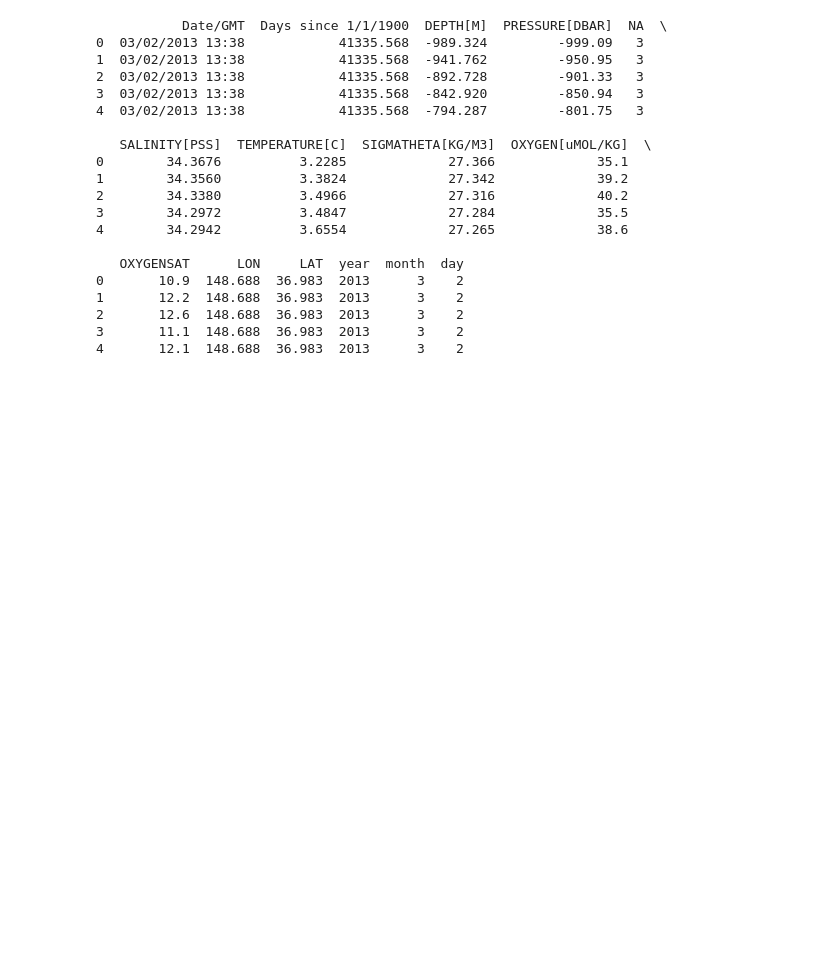
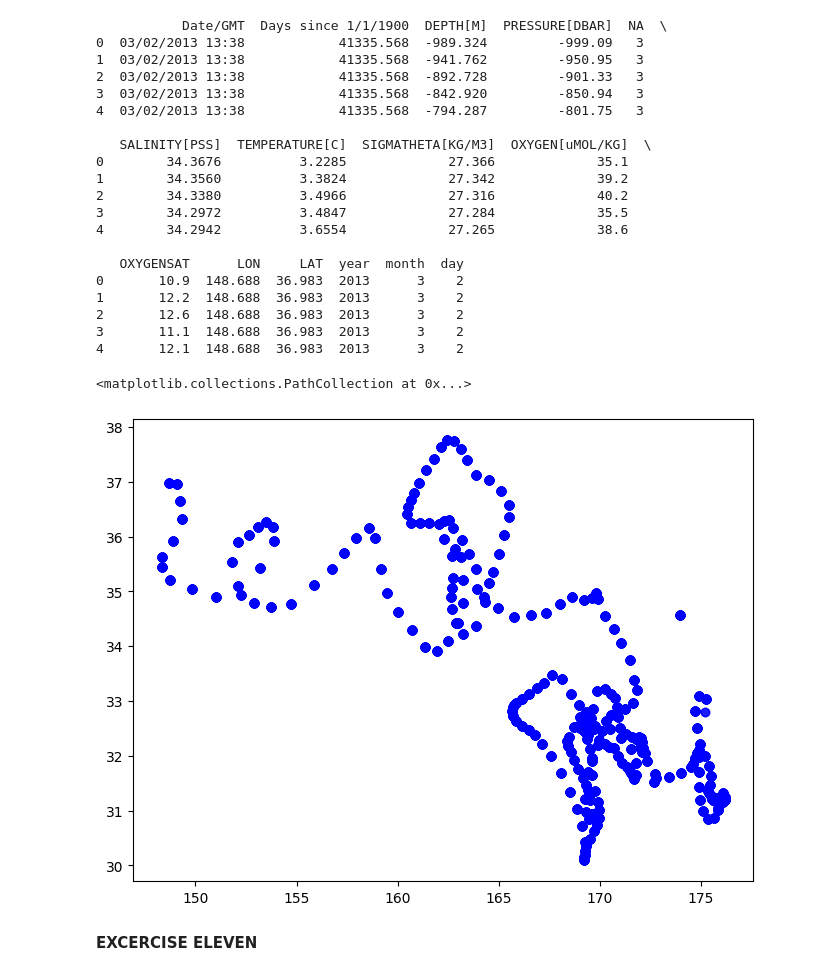
Before and after one commit to kehrlin/QLC240L14RN.Gen, a Jupyter notebook: Excercise_9.ipynb, the cells around one changed output. Drawn from its saved outputs; the diff is of its cells as text; code cells hidden in the pictures; blank space fills up the shorter version.

```diff
--- a/Excercise_9.ipynb
+++ b/Excercise_9.ipynb
@@ -76,3 +70,18 @@ print (data_BGC.head())
 2       12.6  148.688  36.983  2013      3    2
 3       11.1  148.688  36.983  2013      3    2
 4       12.1  148.688  36.983  2013      3    2
+# %%
+data_BGC['year'] = pd.DatetimeIndex(data_BGC['Date/GMT']).year
+data_BGC['month'] = pd.DatetimeIndex(data_BGC['Date/GMT']).month
+data_BGC['day'] = pd.DatetimeIndex(data_BGC['Date/GMT']).day
+#data_BGC.head()
+
+# Now you can create the scatterplot
+plt.figure(figsize=(8, 6))
+
+plt.scatter(data_BGC["LON"], data_BGC["LAT"], alpha=0.5, color="blue")
+# %% [output]
+<matplotlib.collections.PathCollection at 0x...>
+[figure, added]
+# %% [markdown]
+**EXCERCISE ELEVEN**
```
Also changed, not shown: parts of 23 cells of this notebook.
